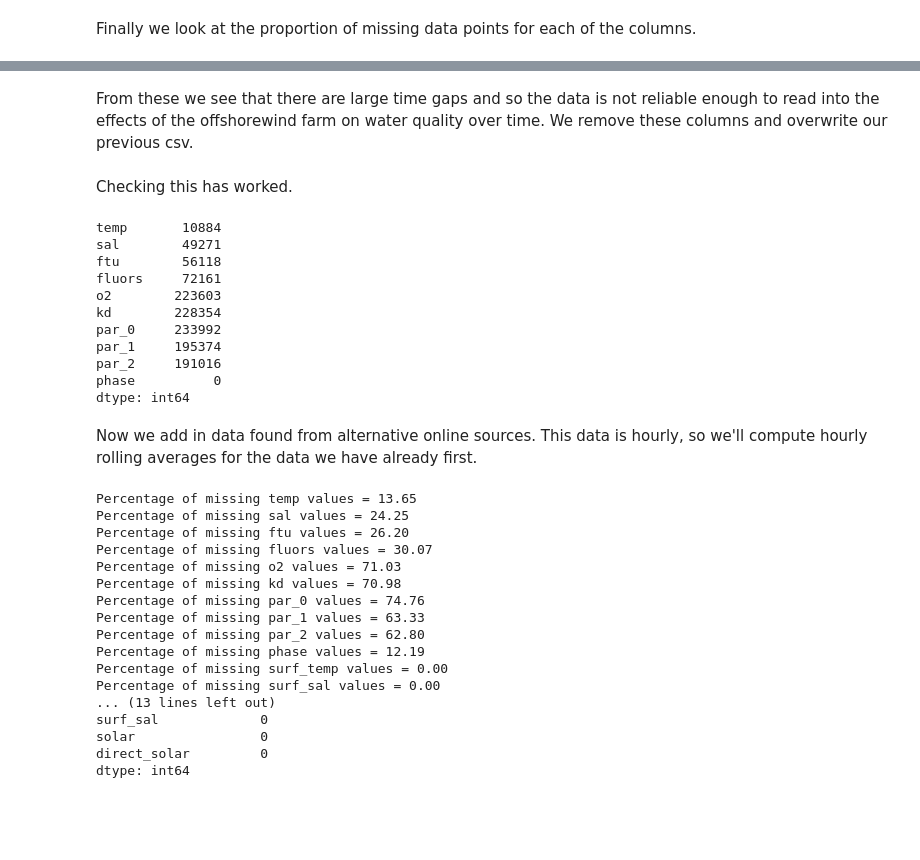
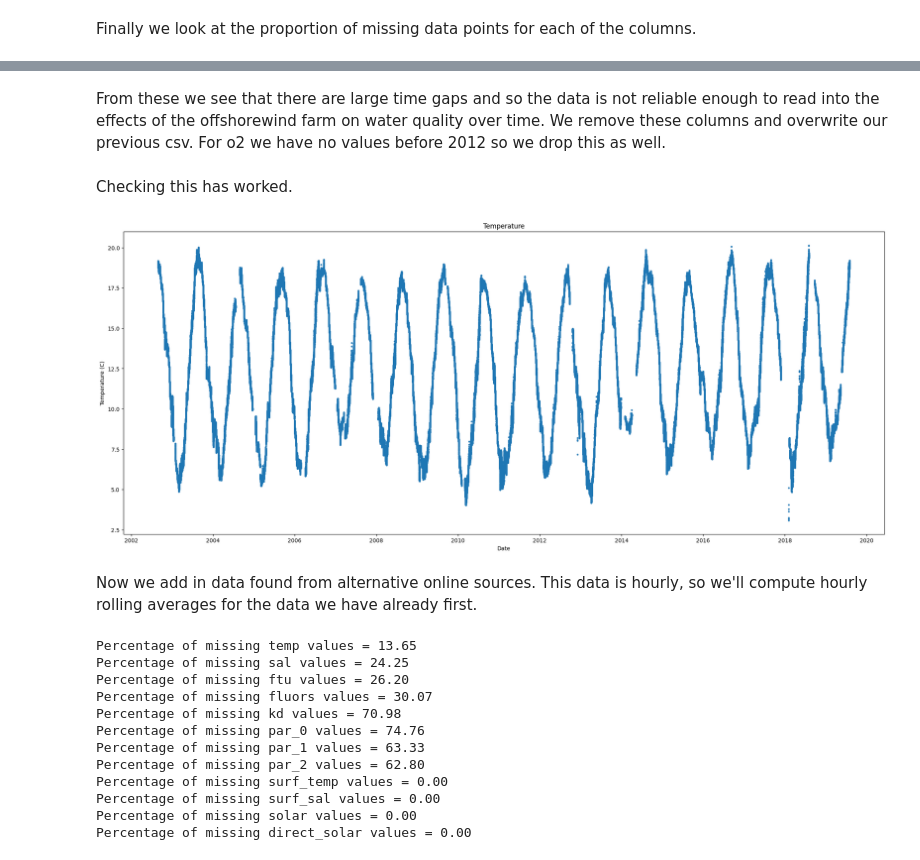
Before and after one commit to Reubenpt123/DAV, a Jupyter notebook: Data_Cleaning_DAV_Assessment.ipynb, the cells around one changed output, grey strips where cells are left out. Drawn from its saved outputs; the diff is of its cells as text; code cells hidden in the pictures; blank space fills up the shorter version.

```diff
--- a/Data_Cleaning_DAV_Assessment.ipynb
+++ b/Data_Cleaning_DAV_Assessment.ipynb
@@ -262,5 +226,5 @@ df1.resample('Y').size().plot.bar()
 # %% [markdown]
-From these we see that there are large time gaps and so the data is not reliable enough to read into the effects of the offshorewind farm on water quality over time. We remove these columns and overwrite our previous csv.
+From these we see that there are large time gaps and so the data is not reliable enough to read into the effects of the offshorewind farm on water quality over time. We remove these columns and overwrite our previous csv. For o2 we have no values before 2012 so we drop this as well.
 # %%
 df = pd.read_csv("clean_data.csv", parse_dates = ["dateTime"])
 df = df.set_index('dateTime')
@@ -268,23 +232,18 @@ df = df.drop(columns = ["tox", 'sil'], errors = 'ignore')
 df.to_csv('clean_data.csv', sep = ',', index = 'False')
 # %% [markdown]
 Checking this has worked.
-# %%
-df1 = pd.read_csv("clean_data.csv", parse_dates = ["dateTime"])
-df1 = df1.set_index('dateTime')
-df1
-print(df1.isna().sum())
-# %% [output]
-temp       10884
-sal        49271
-ftu        56118
-fluors     72161
-o2        223603
-kd        228354
-par_0     233992
-par_1     195374
-par_2     191016
-phase          0
-dtype: int64
+# %%
+df1 = pd.read_csv("clean_data.csv", parse_dates = ["dateTime"])
+df1 = df1.set_index('dateTime')
+#plot temp
+fig, ax = plt.subplots(figsize=(25, 10))
+ax.scatter(df1.index, df1["temp"], s = 5, marker = 'o')
+ax.set_title("Temperature")
+ax.set_ylabel("Temperature (C)")
+ax.set_xlabel("Date")
+fig.show()
+# %% [output]
+[figure, added]
 # %% [markdown]
 Now we add in data found from alternative online sources. This data is hourly, so we'll compute hourly rolling averages for the data we have already first.
 # %%
@@ -295,7 +254,6 @@ df['temp'] = df['temp'].rolling('1h').mean()
 df['sal'] = df['sal'].rolling('1h').mean()
 df['ftu'] = df['ftu'].rolling('1h').mean()
 df['fluors'] = df['fluors'].rolling('1h').mean()
-df['o2'] = df['o2'].rolling('1h').mean()
 df['kd'] = df['kd'].rolling('1h').mean()
 df['par_0'] = df['par_0'].rolling('1h').mean()
 df['par_1'] = df['par_1'].rolling('1h').mean()
@@ -319,27 +277,22 @@ df2.loc[df2['solar'] < 0.0000001, 'solar'] = 0
 df = pd.merge(df, df1, how = 'outer', left_index = True, right_index = True)
 df = pd.merge(df, df2, how = 'outer', left_index = True, right_index = True)
 
+#re-inputing phase values after empty rows were introduced by the new data
+
 for col in df.columns:
     print(f"Percentage of missing {col} values = {100*df[col].isna().sum()/len(df) :.2f}")
 
-
-df.describe()
-print(df.isna().sum())
+df.to_csv('clean_ext_data.csv', sep = ',', index = 'False')
 # %% [output]
 Percentage of missing temp values = 13.65
 Percentage of missing sal values = 24.25
 Percentage of missing ftu values = 26.20
 Percentage of missing fluors values = 30.07
-Percentage of missing o2 values = 71.03
 Percentage of missing kd values = 70.98
 Percentage of missing par_0 values = 74.76
 Percentage of missing par_1 values = 63.33
 Percentage of missing par_2 values = 62.80
-Percentage of missing phase values = 12.19
 Percentage of missing surf_temp values = 0.00
 Percentage of missing surf_sal values = 0.00
-... (13 lines left out)
-surf_sal             0
-solar                0
-direct_solar         0
-dtype: int64
+Percentage of missing solar values = 0.00
+Percentage of missing direct_solar values = 0.00
```
Also changed, not shown: parts of 23 cells of this notebook, 1 other file.
